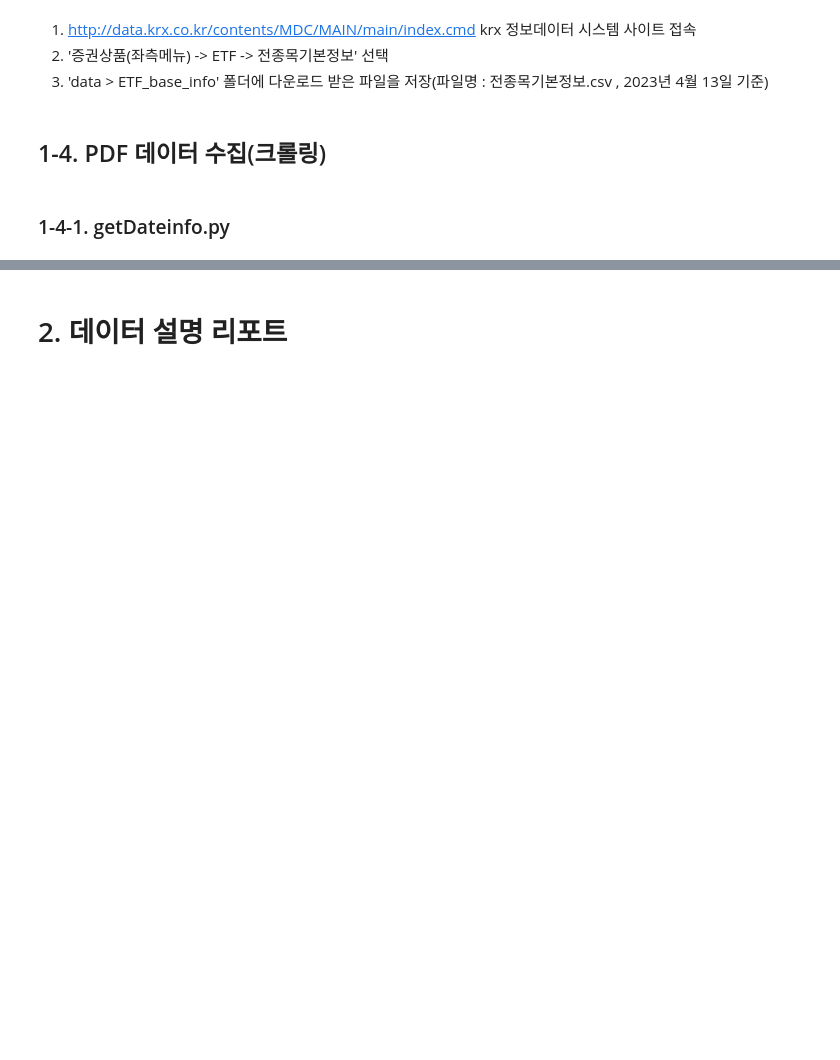
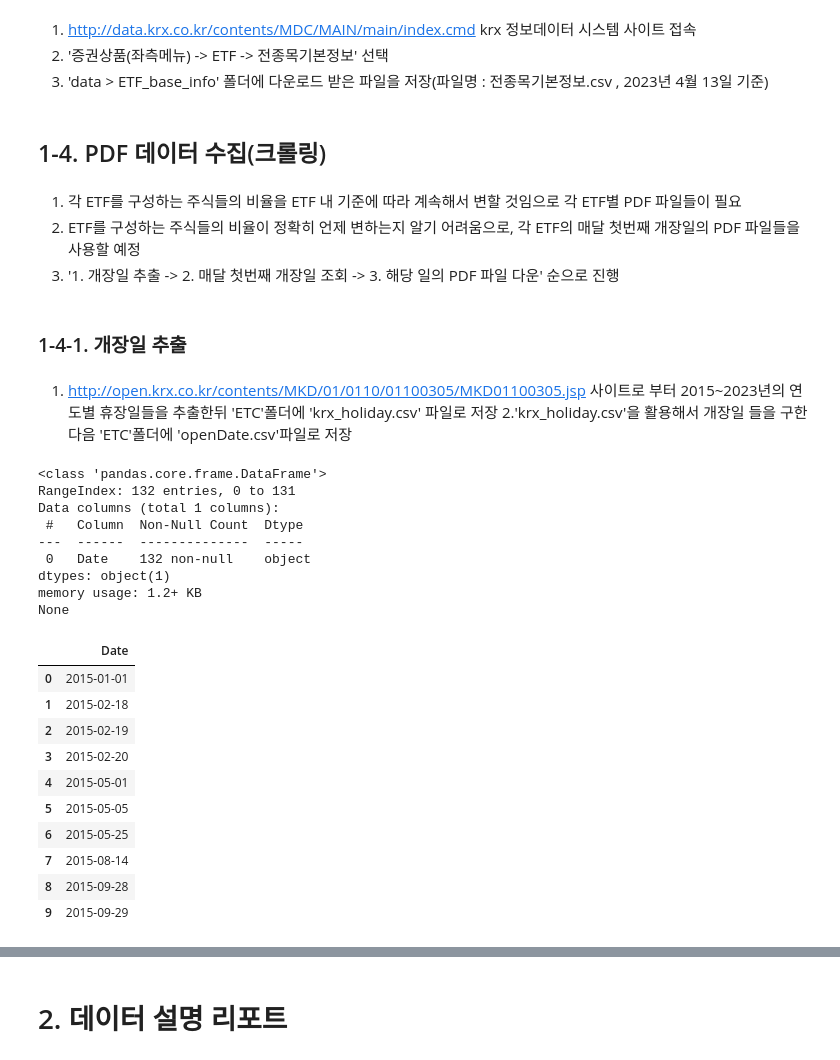
Before and after one commit to Ryong1998/snowball, a Jupyter notebook: 2_Data_Preparation.ipynb, the cells around one changed output, grey strips where cells are left out. Cells and saved outputs as stored; diff of their text form; code cells hidden in the pictures; blank space fills up the shorter version.

```diff
--- a/2_Data_Preparation.ipynb
+++ b/2_Data_Preparation.ipynb
@@ -43,5 +49,40 @@
 3. 'data > ETF_base_info' 폴더에 다운로드 받은 파일을 저장(파일명 : 전종목기본정보.csv , 2023년 4월 13일 기준)
 # %% [markdown]
 ## 1-4. PDF 데이터 수집(크롤링)
+# %% [markdown]
+1. 각 ETF를 구성하는 주식들의 비율을 ETF 내 기준에 따라 계속해서 변할 것임으로 각 ETF별 PDF 파일들이 필요
+2. ETF를 구성하는 주식들의 비율이 정확히 언제 변하는지 알기 어려움으로, 각 ETF의 매달 첫번째 개장일의 PDF 파일들을 사용할 예정
+3. '1. 개장일 추출 -> 2. 매달 첫번째 개장일 조회 -> 3. 해당 일의 PDF 파일 다운' 순으로 진행
 # %% [markdown]
-### 1-4-1. getDateinfo.py
+### 1-4-1. 개장일 추출
+# %% [markdown]
+1. http://open.krx.co.kr/contents/MKD/01/0110/01100305/MKD01100305.jsp 사이트로 부터 2015~2023년의 연도별 휴장일들을 추출한뒤 'ETC'폴더에 'krx_holiday.csv' 파일로 저장
+2.'krx_holiday.csv'을 활용해서 개장일 들을 구한 다음 'ETC'폴더에 'openDate.csv'파일로 저장
+# %%
+import pandas as pd
+
+# 휴장일 파일 읽기
+holiday_df = pd.read_csv("/content/drive/MyDrive/snowball/data/ETC/krx_holiday.csv")
+print(holiday_df.info())
+holiday_df.head(10)
+# %% [output]
+<class 'pandas.core.frame.DataFrame'>
+RangeIndex: 132 entries, 0 to 131
+Data columns (total 1 columns):
+ #   Column  Non-Null Count  Dtype
+---  ------  --------------  -----
+ 0   Date    132 non-null    object
+dtypes: object(1)
+memory usage: 1.2+ KB
+None
+|  | Date |
+| 0 | 2015-01-01 |
+| 1 | 2015-02-18 |
+| 2 | 2015-02-19 |
+| 3 | 2015-02-20 |
+| 4 | 2015-05-01 |
+| 5 | 2015-05-05 |
+| 6 | 2015-05-25 |
+| 7 | 2015-08-14 |
+| 8 | 2015-09-28 |
+| 9 | 2015-09-29 |
```
Also changed, not shown: parts of 22 cells of this notebook.
